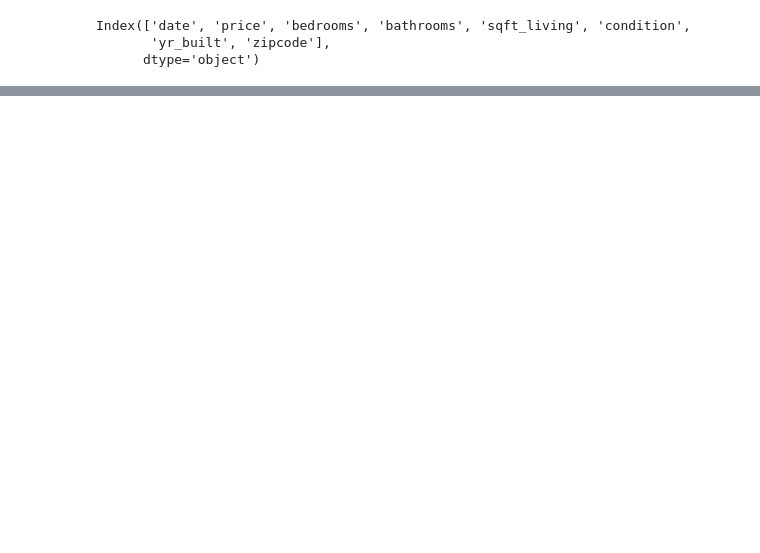
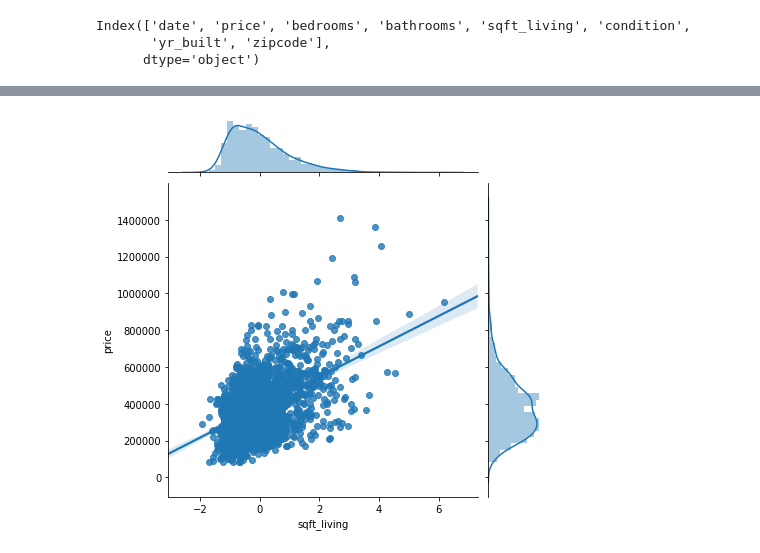
Before and after one commit to psuero1/house-sales-project, a Jupyter notebook: Data_Cleaning_EDA.ipynb, the cells around one changed output, grey strips where cells are left out. Cells and saved outputs as stored; diff of their text form; code cells hidden in the pictures; blank space fills up the shorter version.

```diff
--- a/Data_Cleaning_EDA.ipynb
+++ b/Data_Cleaning_EDA.ipynb
@@ -462,0 +485,4 @@ data_bed_bath.to_csv('data_2bed.csv', index = False)
+# %%
+sns.jointplot('sqft_living','price', data=data, kind='reg');
+# %% [output]
+[figure, added]
```
Also changed, not shown: parts of 16 cells of this notebook, 1 other file.
